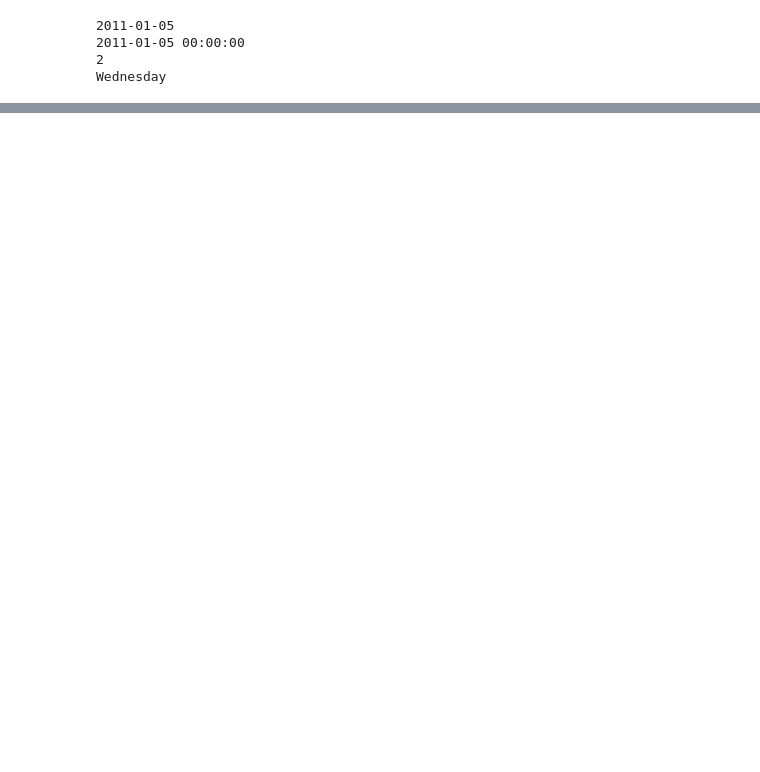
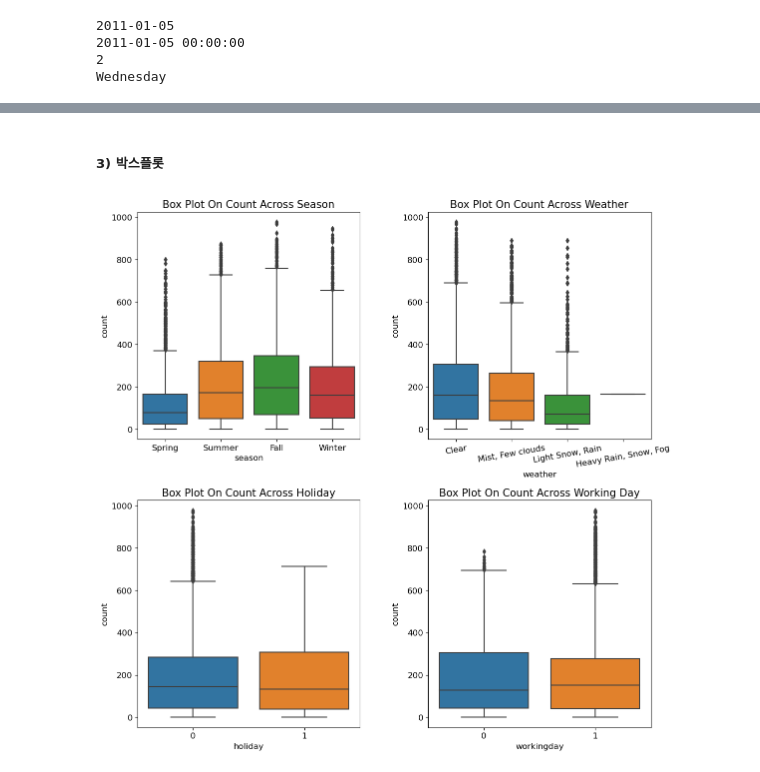
Before and after one commit to hbhb0311/DataAnalysis, a Jupyter notebook: bike_sharing_demand.ipynb, the cells around one changed output, grey strips where cells are left out. Cells and saved outputs as stored; diff of their text form; code cells hidden in the pictures; blank space fills up the shorter version.

```diff
--- a/bike_sharing_demand.ipynb
+++ b/bike_sharing_demand.ipynb
@@ -212,0 +277,23 @@ train.head()
+# %% [markdown]
+##### 3) 박스플롯
+# %%
+mpl.rc('font', size = 12)
+mpl.rc('axes', titlesize = 15)
+
+figure, axes = plt.subplots(nrows = 2, ncols = 2)
+plt.tight_layout()
+figure.set_size_inches(12, 12)
+
+sns.boxplot(x = 'season', y = 'count', data = train, ax = axes[0, 0])
+sns.boxplot(x = 'weather', y = 'count', data = train, ax = axes[0, 1])
+sns.boxplot(x = 'holiday', y = 'count', data = train, ax = axes[1, 0])
+sns.boxplot(x = 'workingday', y = 'count', data = train, ax = axes[1, 1])
+
+axes[0, 0].set(title = 'Box Plot On Count Across Season')
+axes[0, 1].set(title = 'Box Plot On Count Across Weather')
+axes[1, 0].set(title = 'Box Plot On Count Across Holiday')
+axes[1, 1].set(title = 'Box Plot On Count Across Working Day')
+
+axes[0, 1].tick_params(axis = 'x', labelrotation = 10)
+# %% [output]
+[figure, added]
```
Also changed, not shown: parts of 17 cells of this notebook.
